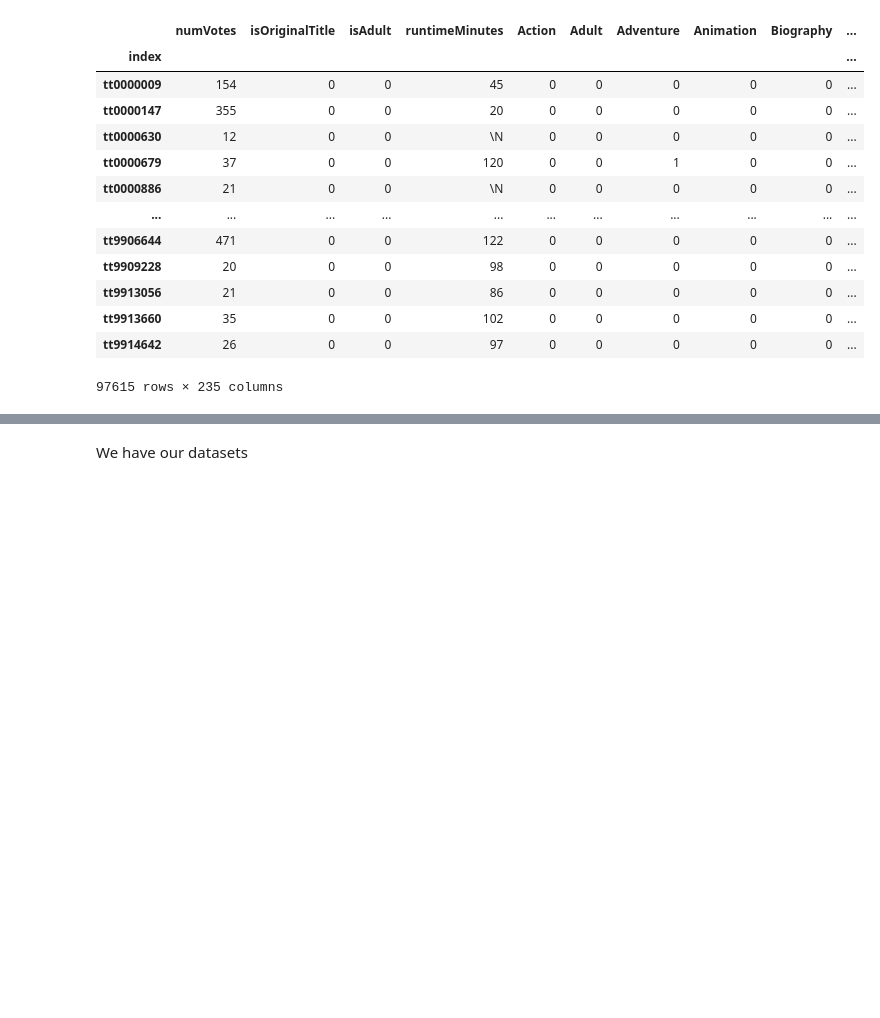
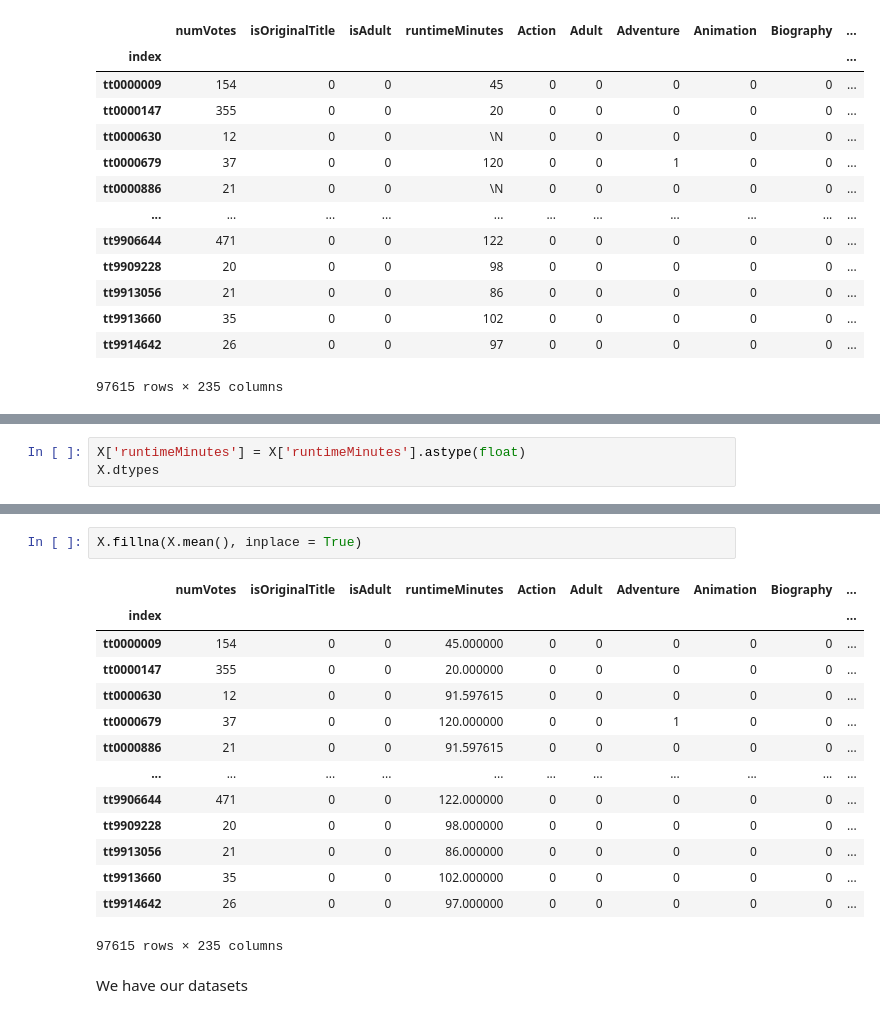
Before and after one commit to Zbtinp/IMDb, a Jupyter notebook: US Movie Analysis.ipynb, the cells around one changed output, grey strips where cells are left out. Saved outputs shown, nothing was run; the diff lists cells and outputs as text; blank space fills up the shorter version.

```diff
--- a/US Movie Analysis.ipynb
+++ b/US Movie Analysis.ipynb
@@ -455,0 +479,3 @@ X
+# %%
+X['runtimeMinutes'] = X['runtimeMinutes'].astype(float)
+X.dtypes
@@ -456,3 +495,20 @@ X
+# %%
+X.fillna(X.mean(), inplace = True)
+# %% [output]
+|  | numVotes | isOriginalTitle | isAdult | runtimeMinutes | Action | Adult | Adventure | Animation | Biography | ... |
+| index |  |  |  |  |  |  |  |  |  | ... |
+| tt0000009 | 154 | 0 | 0 | 45.000000 | 0 | 0 | 0 | 0 | 0 | ... |
+| tt0000147 | 355 | 0 | 0 | 20.000000 | 0 | 0 | 0 | 0 | 0 | ... |
+| tt0000630 | 12 | 0 | 0 | 91.597615 | 0 | 0 | 0 | 0 | 0 | ... |
+| tt0000679 | 37 | 0 | 0 | 120.000000 | 0 | 0 | 1 | 0 | 0 | ... |
+| tt0000886 | 21 | 0 | 0 | 91.597615 | 0 | 0 | 0 | 0 | 0 | ... |
+| ... | ... | ... | ... | ... | ... | ... | ... | ... | ... | ... |
+| tt9906644 | 471 | 0 | 0 | 122.000000 | 0 | 0 | 0 | 0 | 0 | ... |
+| tt9909228 | 20 | 0 | 0 | 98.000000 | 0 | 0 | 0 | 0 | 0 | ... |
+| tt9913056 | 21 | 0 | 0 | 86.000000 | 0 | 0 | 0 | 0 | 0 | ... |
+| tt9913660 | 35 | 0 | 0 | 102.000000 | 0 | 0 | 0 | 0 | 0 | ... |
+| tt9914642 | 26 | 0 | 0 | 97.000000 | 0 | 0 | 0 | 0 | 0 | ... |
+97615 rows × 235 columns
 # %% [markdown]
 We have our datasets
 # %%
```
Also changed, not shown: parts of 16 cells of this notebook.
